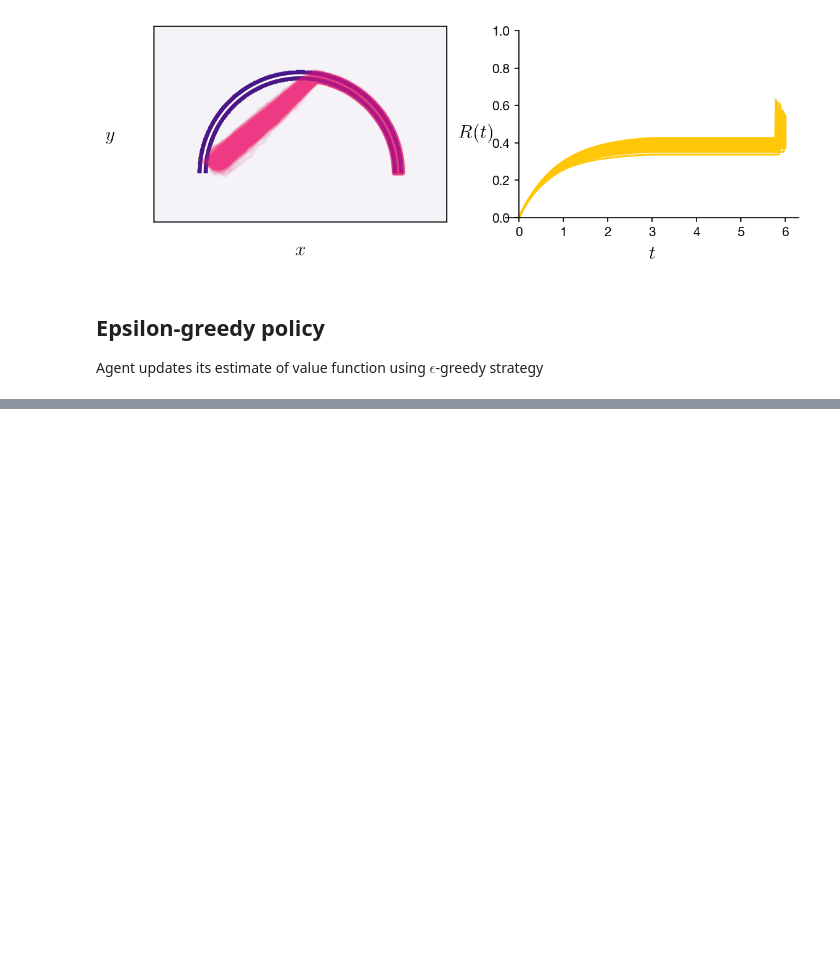
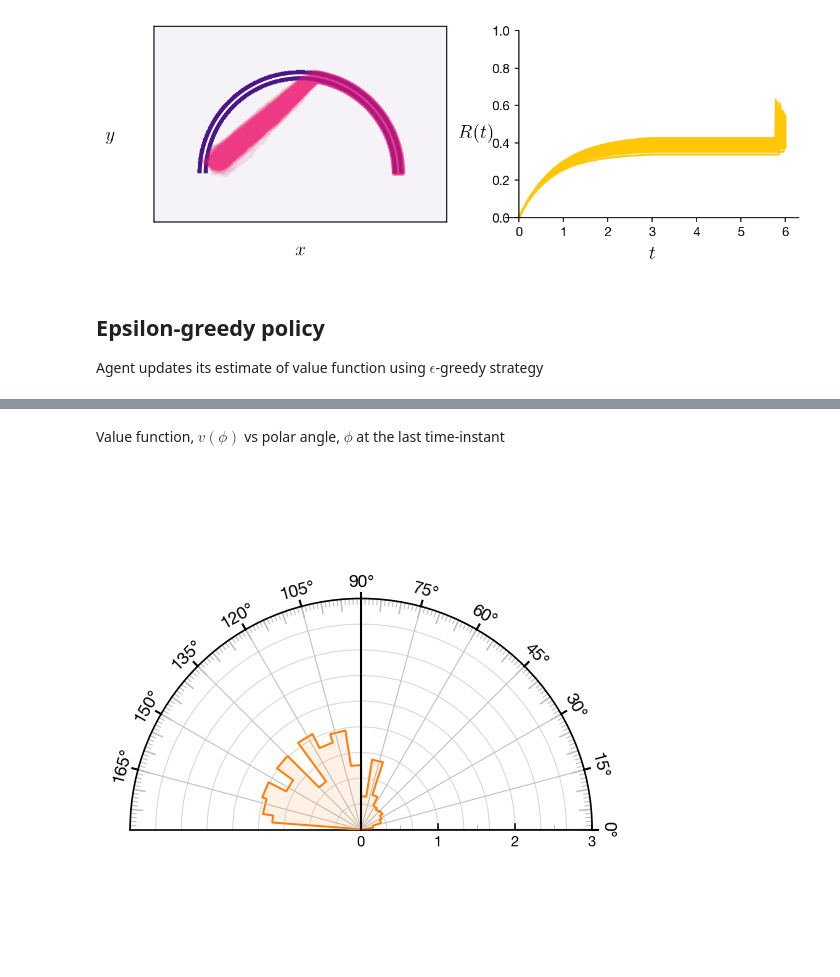
Before and after one commit to sgangaprasath/CollectiveTradeoff, a Jupyter notebook: LearningValueFn.ipynb, the cells around one changed output, grey strips where cells are left out. Cells and saved outputs as stored; diff of their text form; code cells hidden in the pictures; blank space fills up the shorter version.

```diff
--- a/LearningValueFn.ipynb
+++ b/LearningValueFn.ipynb
@@ -1182,0 +837,9 @@ plt.show()
+# %% [markdown]
+Value function, $v(\phi)$ vs polar angle, $\phi$ at the last time-instant
+# %%
+import importlib
+importlib.reload(pF)
+fig, ax = pF.plotRadial(3, p, ag.valFn)
+plt.show()
+# %% [output]
+[figure, added]
```
Also changed, not shown: parts of 15 cells of this notebook, 3 other files.
